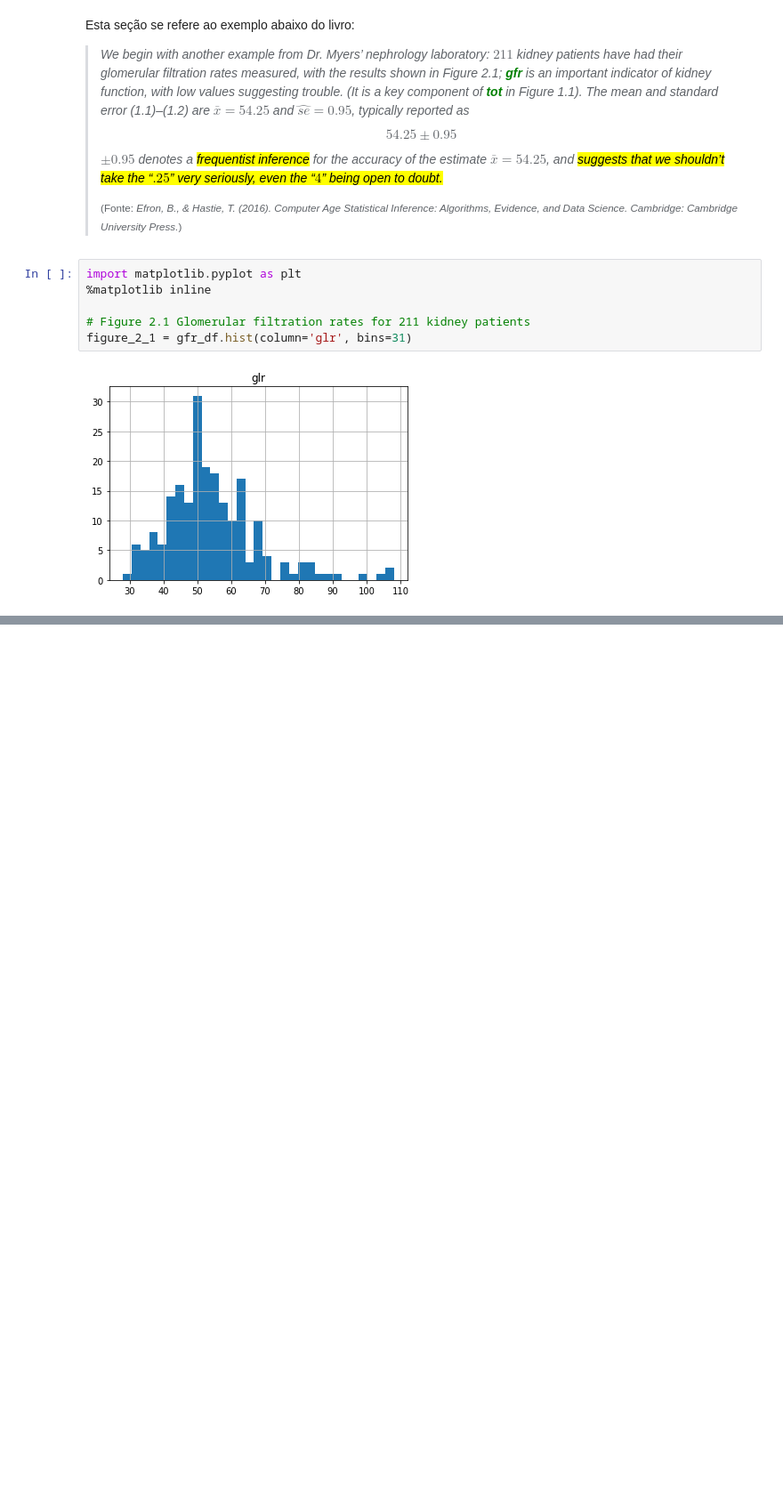
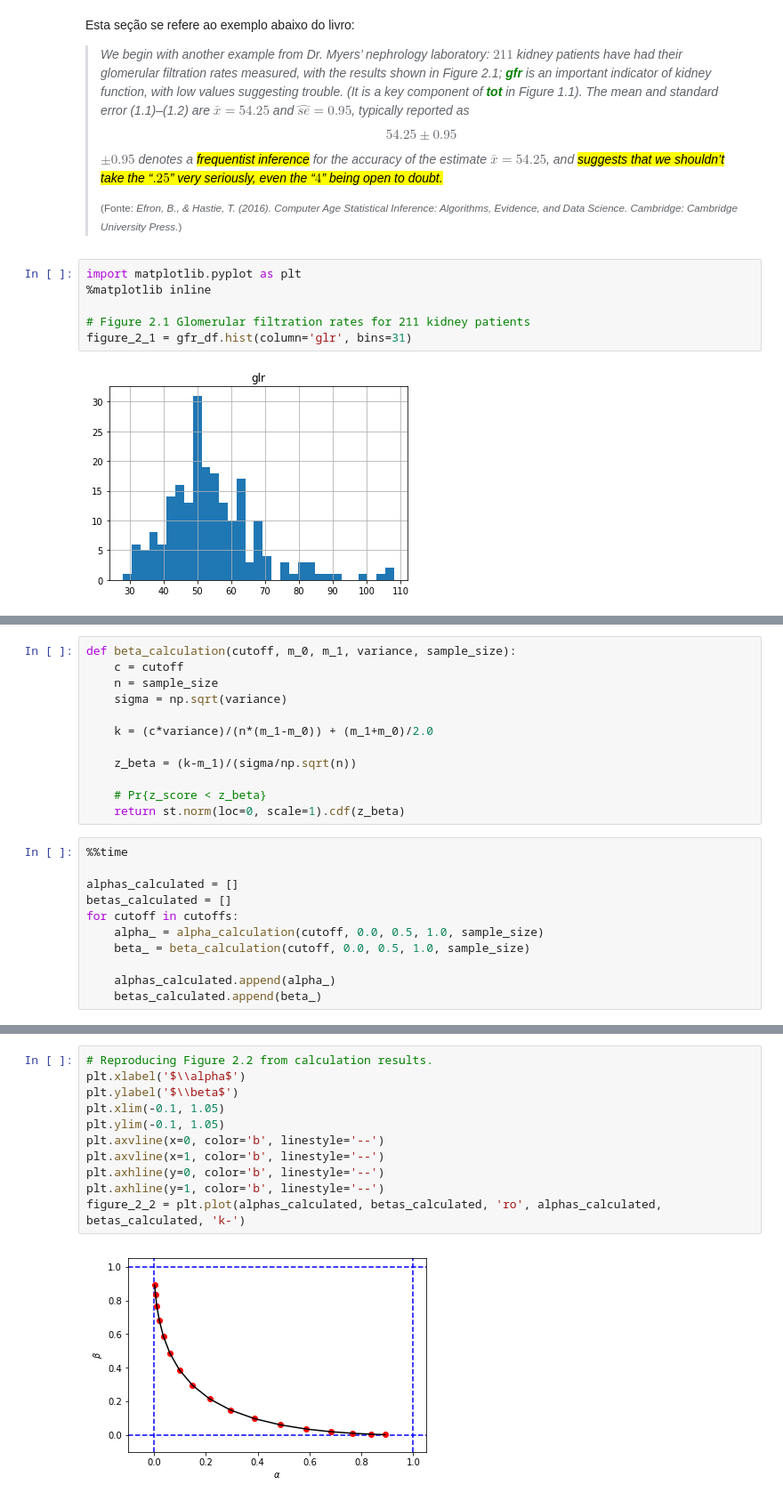
Before and after one commit to fmafonseca/casi, a Jupyter notebook: notebooks/01.02.Frequentist-Inference.ipynb, the cells around one changed output, grey strips where cells are left out. Shown: that part at 89% size. Saved outputs shown, nothing was run; the diff lists cells and outputs as text; blank space fills up the shorter version.

```diff
--- a/notebooks/01.02.Frequentist-Inference.ipynb
+++ b/notebooks/01.02.Frequentist-Inference.ipynb
@@ -255,0 +842,23 @@ Estimated standard error for mean of glr measurements = 0.94
+# %%
+def beta_calculation(cutoff, m_0, m_1, variance, sample_size):
+    c = cutoff
+    n = sample_size
+    sigma = np.sqrt(variance)
+
+    k = (c*variance)/(n*(m_1-m_0)) + (m_1+m_0)/2.0
+
+    z_beta = (k-m_1)/(sigma/np.sqrt(n))
+
+    # Pr{z_score < z_beta}
+    return st.norm(loc=0, scale=1).cdf(z_beta)
+# %%
+%%time
+
+alphas_calculated = []
+betas_calculated = []
+for cutoff in cutoffs:
+    alpha_ = alpha_calculation(cutoff, 0.0, 0.5, 1.0, sample_size)
+    beta_ = beta_calculation(cutoff, 0.0, 0.5, 1.0, sample_size)
+
+    alphas_calculated.append(alpha_)
+    betas_calculated.append(beta_)
@@ -255,0 +867,13 @@ Estimated standard error for mean of glr measurements = 0.94
+# %%
+# Reproducing Figure 2.2 from calculation results.
+plt.xlabel('$\\alpha$')
+plt.ylabel('$\\beta$')
+plt.xlim(-0.1, 1.05)
+plt.ylim(-0.1, 1.05)
+plt.axvline(x=0, color='b', linestyle='--')
+plt.axvline(x=1, color='b', linestyle='--')
+plt.axhline(y=0, color='b', linestyle='--')
+plt.axhline(y=1, color='b', linestyle='--')
+figure_2_2 = plt.plot(alphas_calculated, betas_calculated, 'ro', alphas_calculated, betas_calculated, 'k-')
+# %% [output]
+[figure, added]
```
Also changed, not shown: parts of 36 cells of this notebook.
